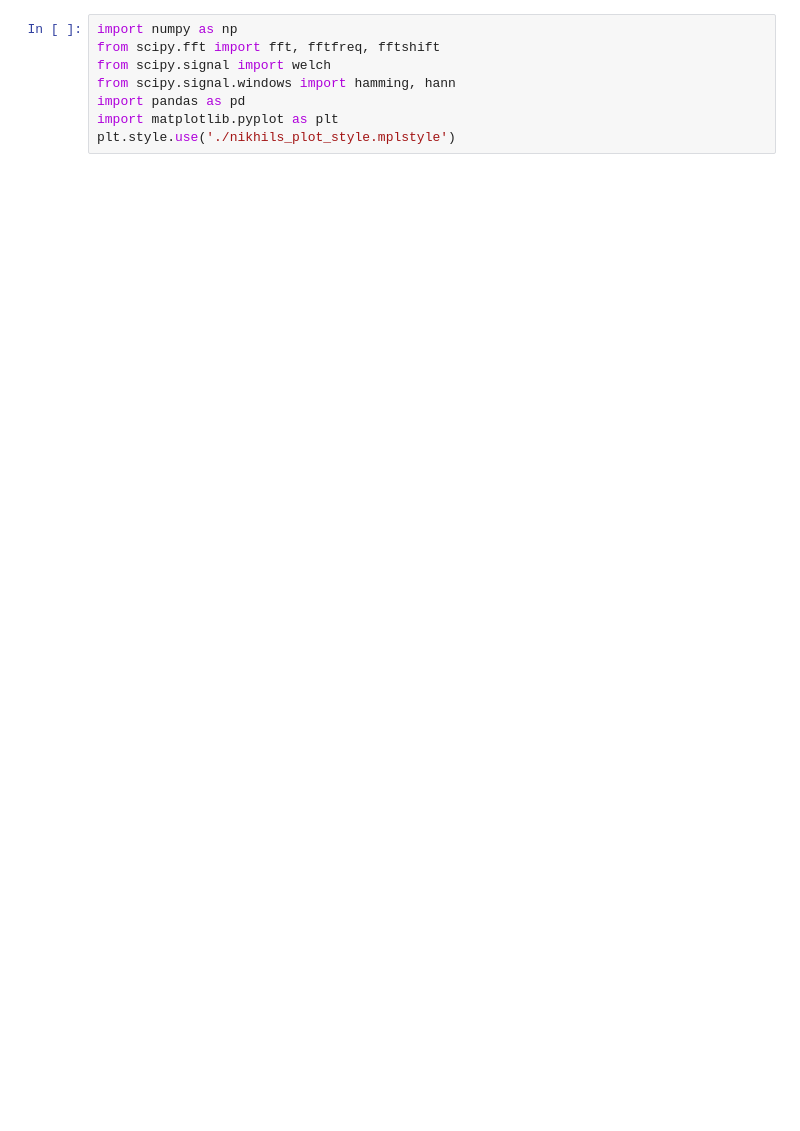
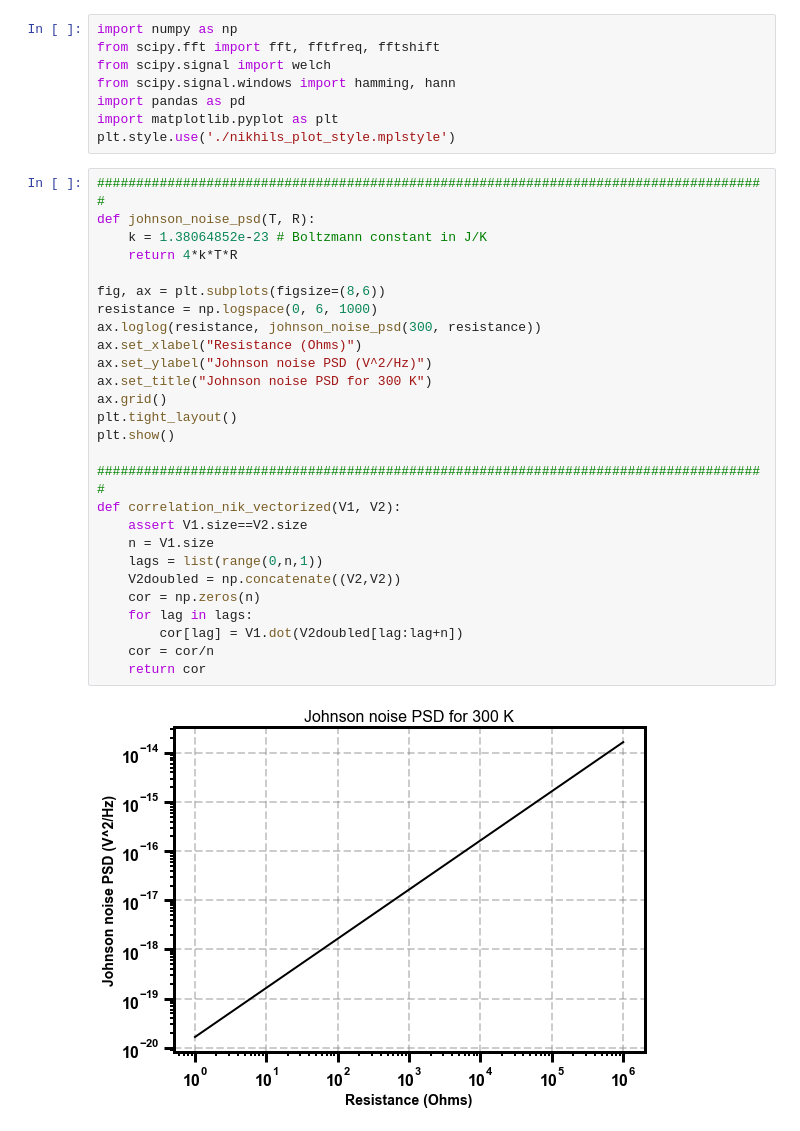
Before and after one commit to NikhilTilak/scripts, a Jupyter notebook: noise.ipynb, the cells around one changed output. Saved outputs shown, nothing was run; the diff lists cells and outputs as text; blank space fills up the shorter version.

```diff
--- a/noise.ipynb
+++ b/noise.ipynb
@@ -6,3 +6,32 @@ from scipy.signal.windows import hamming, hann
 import pandas as pd
 import matplotlib.pyplot as plt
 plt.style.use('./nikhils_plot_style.mplstyle')
+# %%
+######################################################################################
+def johnson_noise_psd(T, R):
+    k = 1.38064852e-23 # Boltzmann constant in J/K
+    return 4*k*T*R
+
+fig, ax = plt.subplots(figsize=(8,6))
+resistance = np.logspace(0, 6, 1000)
+ax.loglog(resistance, johnson_noise_psd(300, resistance))
+ax.set_xlabel("Resistance (Ohms)")
+ax.set_ylabel("Johnson noise PSD (V^2/Hz)")
+ax.set_title("Johnson noise PSD for 300 K")
+ax.grid()
+plt.tight_layout()
+plt.show()
+
+######################################################################################
+def correlation_nik_vectorized(V1, V2):
+    assert V1.size==V2.size
+    n = V1.size
+    lags = list(range(0,n,1))
+    V2doubled = np.concatenate((V2,V2))
+    cor = np.zeros(n)
+    for lag in lags:
+        cor[lag] = V1.dot(V2doubled[lag:lag+n])
+    cor = cor/n
+    return cor
+# %% [output]
+[figure, added]
```
Also changed, not shown: parts of 19 cells of this notebook.
